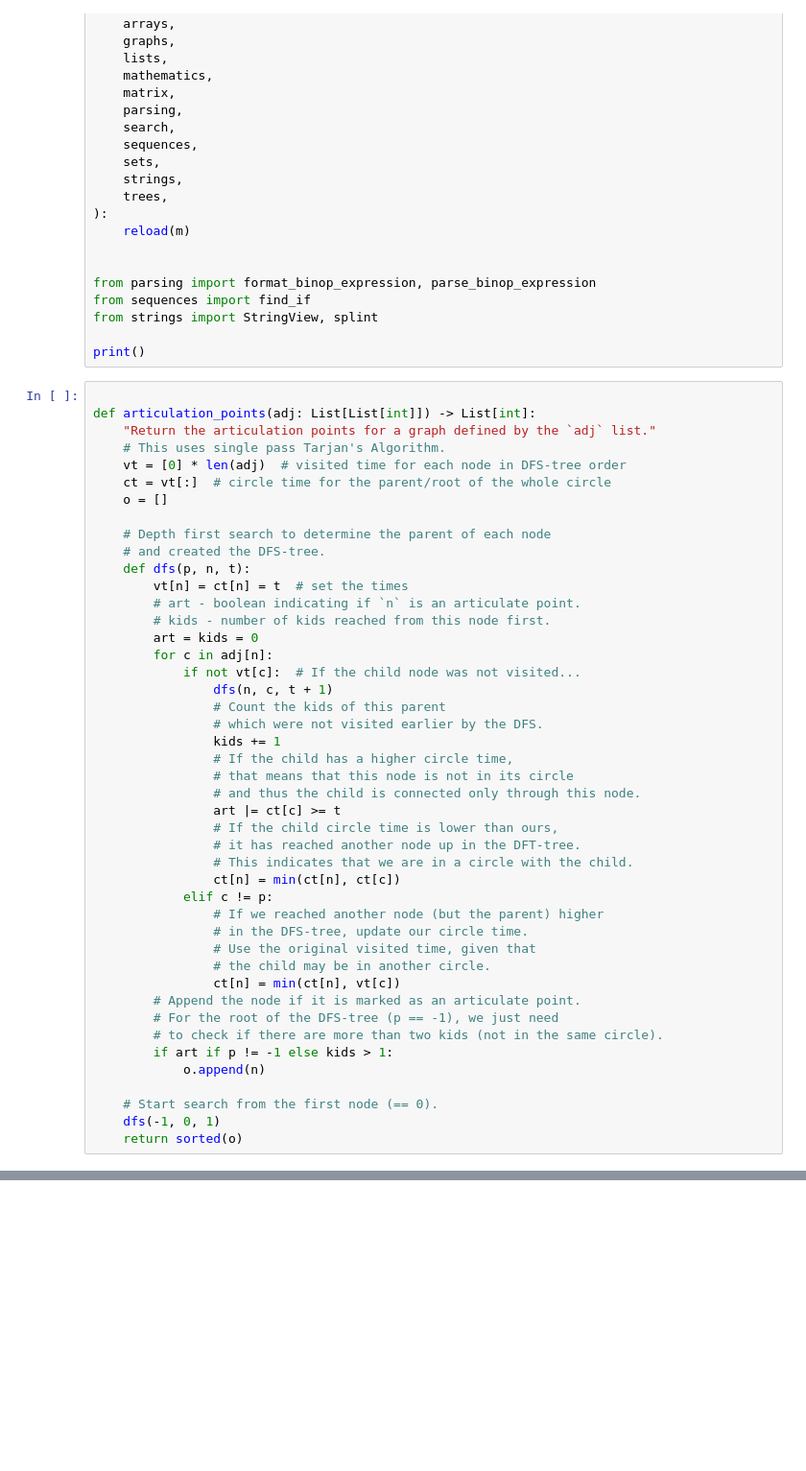
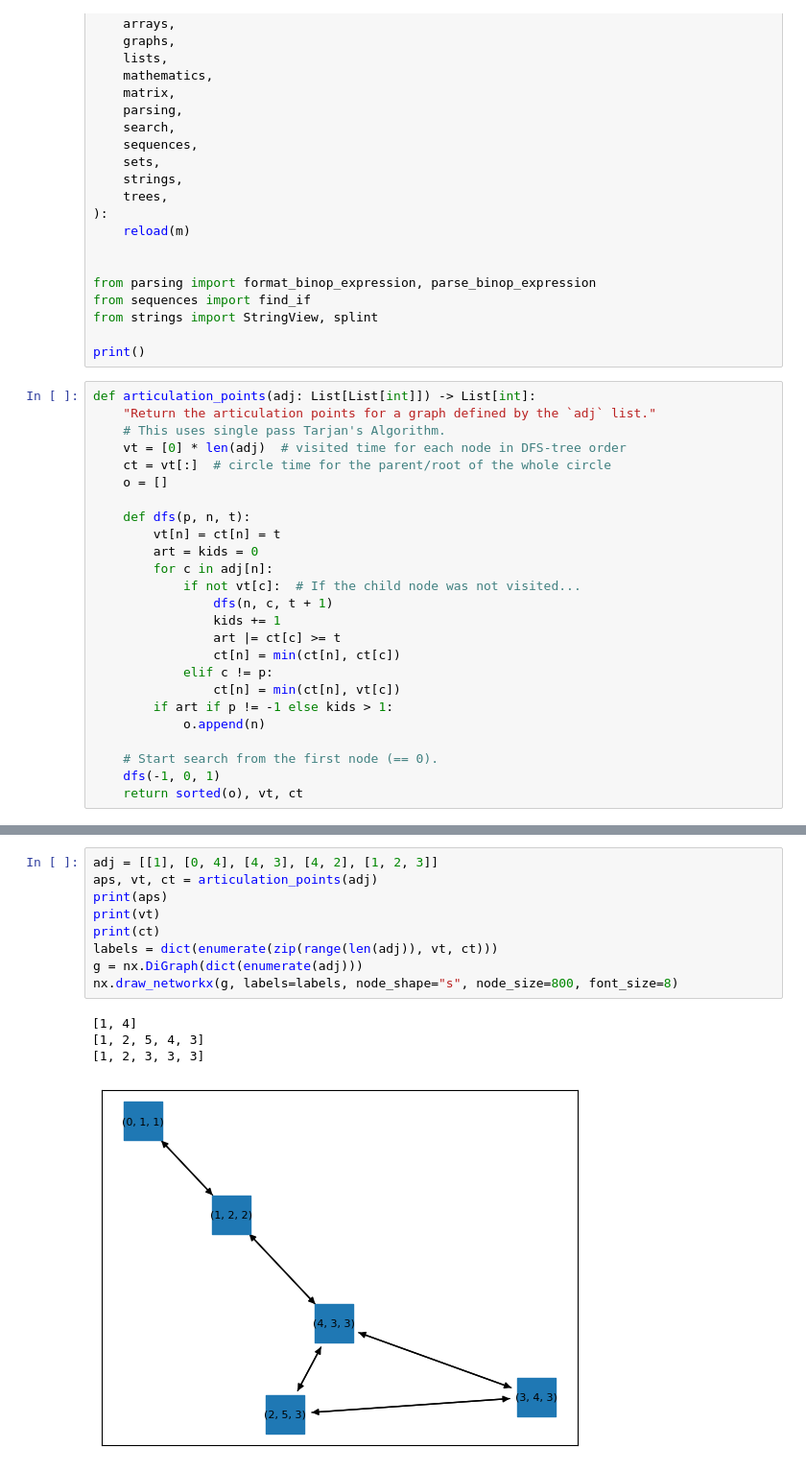
Before and after one commit to czaky/puzzles, a Jupyter notebook: notebook.ipynb, the cells around one changed output, grey strips where cells are left out. Shown: that part at 96% size. Saved outputs shown, nothing was run; the diff lists cells and outputs as text; blank space fills up the shorter version.

```diff
--- a/notebook.ipynb
+++ b/notebook.ipynb
@@ -61,7 +61,6 @@ from strings import StringView, splint
 
 print()
 # %%
-
 def articulation_points(adj: List[List[int]]) -> List[int]:
     "Return the articulation points for a graph defined by the `adj` list."
     # This uses single pass Tarjan's Algorithm.
@@ -69,39 +68,20 @@ def articulation_points(adj: List[List[int]]) -> List[int]:
     ct = vt[:]  # circle time for the parent/root of the whole circle
     o = []
 
-    # Depth first search to determine the parent of each node
-    # and created the DFS-tree.
     def dfs(p, n, t):
-        vt[n] = ct[n] = t  # set the times
-        # art - boolean indicating if `n` is an articulate point.
-        # kids - number of kids reached from this node first.
+        vt[n] = ct[n] = t
         art = kids = 0
         for c in adj[n]:
             if not vt[c]:  # If the child node was not visited...
                 dfs(n, c, t + 1)
-                # Count the kids of this parent
-                # which were not visited earlier by the DFS.
                 kids += 1
-                # If the child has a higher circle time,
-                # that means that this node is not in its circle
-                # and thus the child is connected only through this node.
                 art |= ct[c] >= t
-                # If the child circle time is lower than ours,
-                # it has reached another node up in the DFT-tree.
-                # This indicates that we are in a circle with the child.
                 ct[n] = min(ct[n], ct[c])
             elif c != p:
-                # If we reached another node (but the parent) higher
-                # in the DFS-tree, update our circle time.
-                # Use the original visited time, given that
-                # the child may be in another circle.
                 ct[n] = min(ct[n], vt[c])
-        # Append the node if it is marked as an articulate point.
-        # For the root of the DFS-tree (p == -1), we just need
-        # to check if there are more than two kids (not in the same circle).
         if art if p != -1 else kids > 1:
             o.append(n)
 
     # Start search from the first node (== 0).
     dfs(-1, 0, 1)
-    return sorted(o)
+    return sorted(o), vt, ct
@@ -107,0 +130,14 @@ def articulation_points(adj: List[List[int]]) -> List[int]:
+# %%
+adj = [[1], [0, 4], [4, 3], [4, 2], [1, 2, 3]]
+aps, vt, ct = articulation_points(adj)
+print(aps)
+print(vt)
+print(ct)
+labels = dict(enumerate(zip(range(len(adj)), vt, ct)))
+g = nx.DiGraph(dict(enumerate(adj)))
+nx.draw_networkx(g, labels=labels, node_shape="s", node_size=800, font_size=8)
+# %% [output]
+[1, 4]
+[1, 2, 5, 4, 3]
+[1, 2, 3, 3, 3]
+[figure, added]
```
Also changed, not shown: parts of 11 cells of this notebook, 2 other files.
